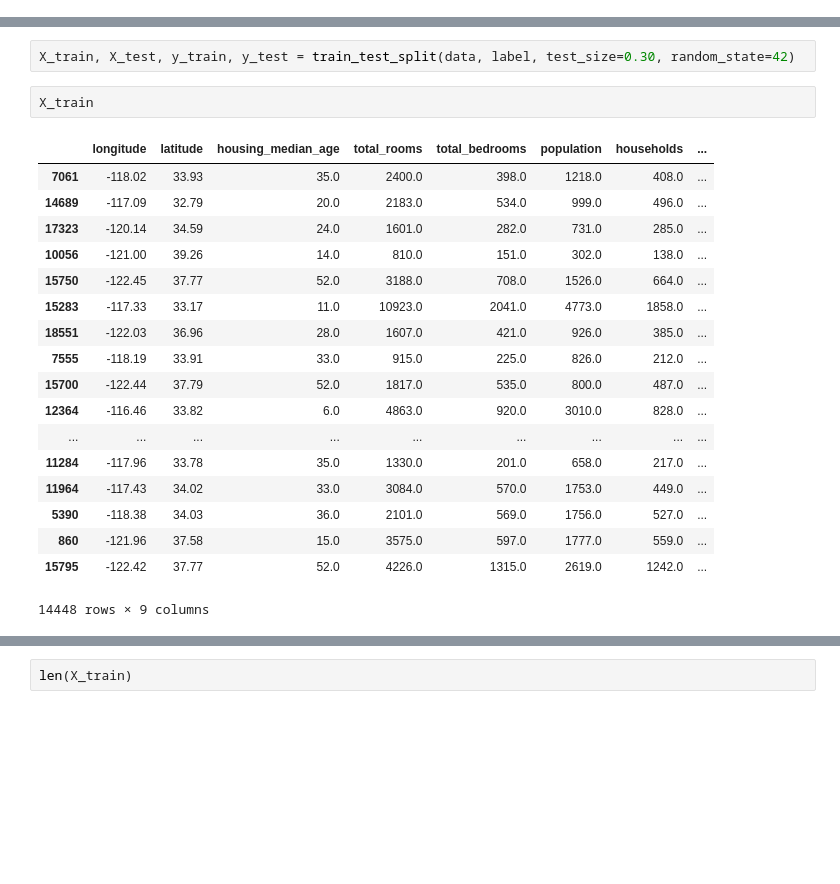
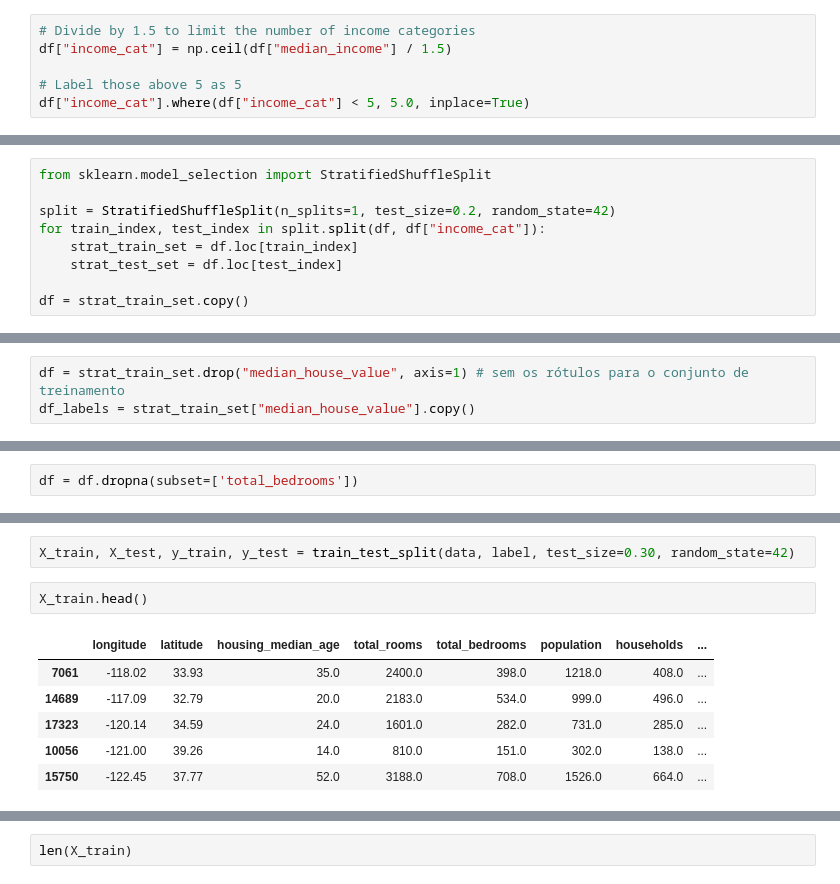
Before and after one commit to marcelomiky/python_code, a Jupyter notebook: scikit-learn/tcc/california-housing-prices.ipynb, the cells around one changed output, grey strips where cells are left out. Saved outputs shown, nothing was run; the diff lists cells and outputs as text; blank space fills up the shorter version.

Commit message:
limpando os dados para aplicar algoritmos AM

```diff
--- a/scikit-learn/tcc/california-housing-prices.ipynb
+++ b/scikit-learn/tcc/california-housing-prices.ipynb
@@ -471,0 +590,6 @@ It works!
+# %%
+# Divide by 1.5 to limit the number of income categories
+df["income_cat"] = np.ceil(df["median_income"] / 1.5)
+
+# Label those above 5 as 5
+df["income_cat"].where(df["income_cat"] < 5, 5.0, inplace=True)
@@ -471,0 +612,9 @@ It works!
+# %%
+from sklearn.model_selection import StratifiedShuffleSplit
+
+split = StratifiedShuffleSplit(n_splits=1, test_size=0.2, random_state=42)
+for train_index, test_index in split.split(df, df["income_cat"]):
+    strat_train_set = df.loc[train_index]
+    strat_test_set = df.loc[test_index]
+
+df = strat_train_set.copy()
@@ -471,0 +732,3 @@ It works!
+# %%
+df = strat_train_set.drop("median_house_value", axis=1) # sem os rótulos para o conjunto de treinamento
+df_labels = strat_train_set["median_house_value"].copy()
@@ -471,0 +789,2 @@ It works!
+# %%
+df = df.dropna(subset=['total_bedrooms'])
@@ -480,23 +933,11 @@ label = df.iloc[:,-2] # desconsiderando a última feature, de strings
 # %%
 X_train, X_test, y_train, y_test = train_test_split(data, label, test_size=0.30, random_state=42)
 # %%
-X_train
+X_train.head()
 # %% [output]
 |  | longitude | latitude | housing_median_age | total_rooms | total_bedrooms | population | households | ... |
 | 7061 | -118.02 | 33.93 | 35.0 | 2400.0 | 398.0 | 1218.0 | 408.0 | ... |
 | 14689 | -117.09 | 32.79 | 20.0 | 2183.0 | 534.0 | 999.0 | 496.0 | ... |
 | 17323 | -120.14 | 34.59 | 24.0 | 1601.0 | 282.0 | 731.0 | 285.0 | ... |
 | 10056 | -121.00 | 39.26 | 14.0 | 810.0 | 151.0 | 302.0 | 138.0 | ... |
 | 15750 | -122.45 | 37.77 | 52.0 | 3188.0 | 708.0 | 1526.0 | 664.0 | ... |
-| 15283 | -117.33 | 33.17 | 11.0 | 10923.0 | 2041.0 | 4773.0 | 1858.0 | ... |
-| 18551 | -122.03 | 36.96 | 28.0 | 1607.0 | 421.0 | 926.0 | 385.0 | ... |
-| 7555 | -118.19 | 33.91 | 33.0 | 915.0 | 225.0 | 826.0 | 212.0 | ... |
-| 15700 | -122.44 | 37.79 | 52.0 | 1817.0 | 535.0 | 800.0 | 487.0 | ... |
-| 12364 | -116.46 | 33.82 | 6.0 | 4863.0 | 920.0 | 3010.0 | 828.0 | ... |
-| ... | ... | ... | ... | ... | ... | ... | ... | ... |
-| 11284 | -117.96 | 33.78 | 35.0 | 1330.0 | 201.0 | 658.0 | 217.0 | ... |
-| 11964 | -117.43 | 34.02 | 33.0 | 3084.0 | 570.0 | 1753.0 | 449.0 | ... |
-| 5390 | -118.38 | 34.03 | 36.0 | 2101.0 | 569.0 | 1756.0 | 527.0 | ... |
-| 860 | -121.96 | 37.58 | 15.0 | 3575.0 | 597.0 | 1777.0 | 559.0 | ... |
-| 15795 | -122.42 | 37.77 | 52.0 | 4226.0 | 1315.0 | 2619.0 | 1242.0 | ... |
-14448 rows × 9 columns
```
Also changed, not shown: parts of 68 cells of this notebook.
